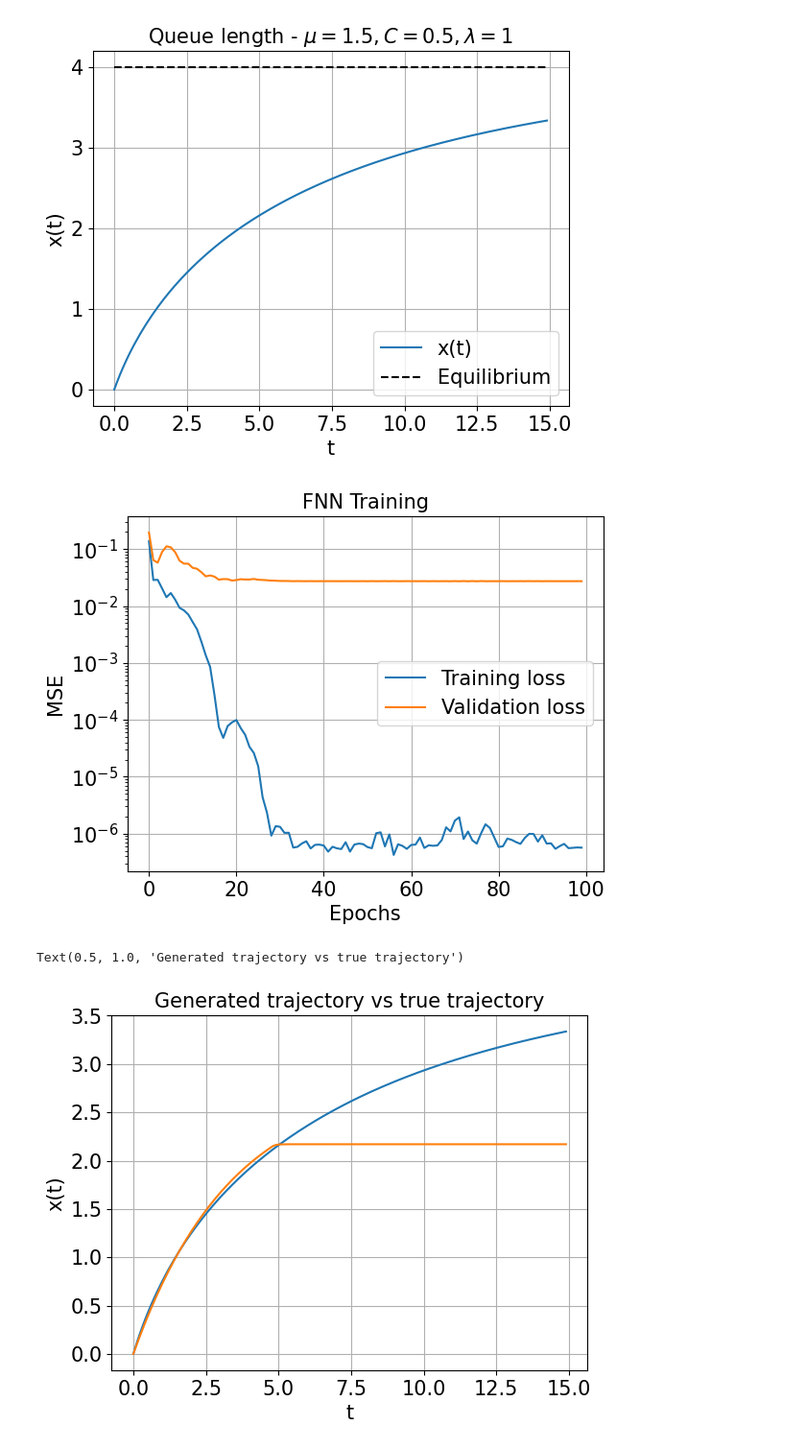
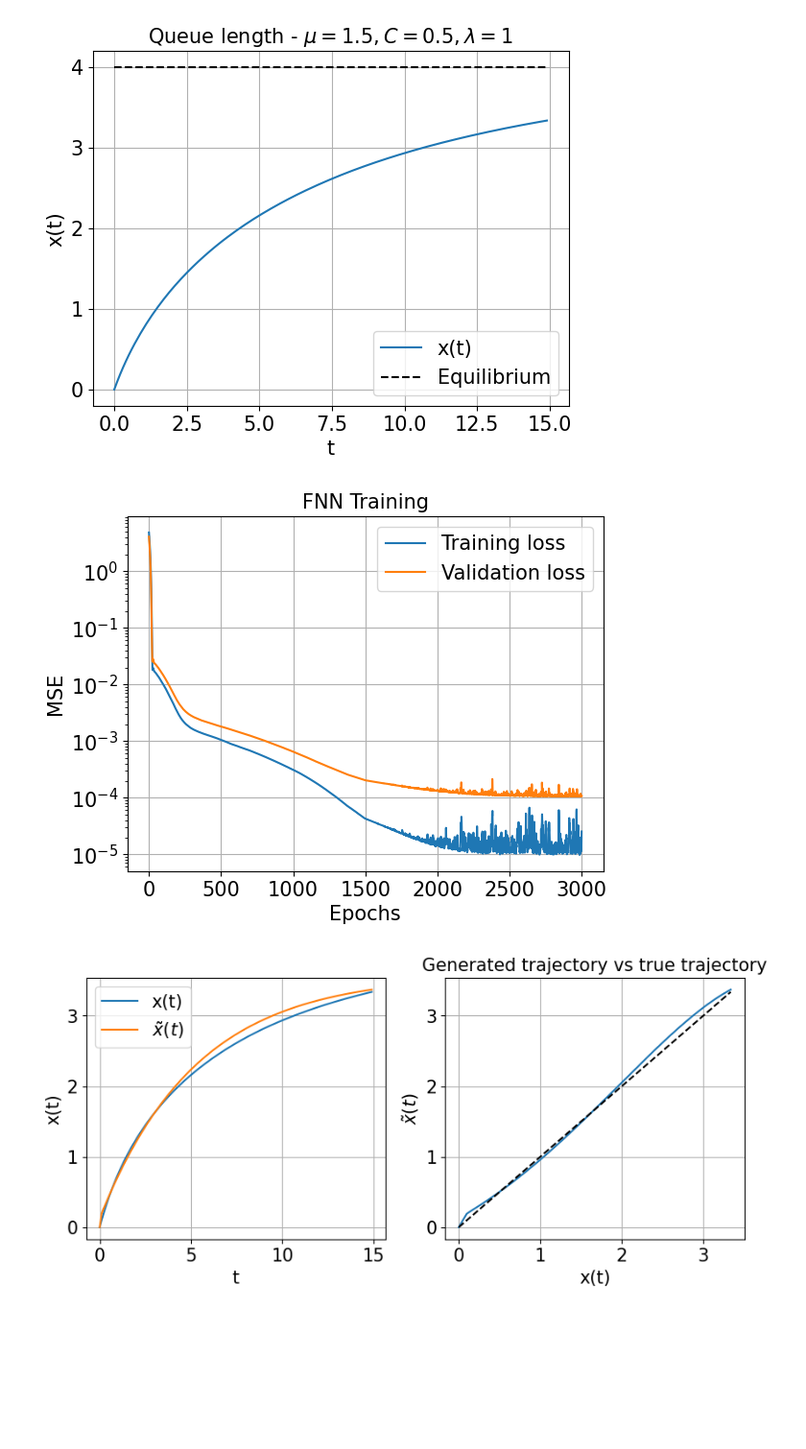
Before and after one commit to rssalessio/PINN-School-2023, a Jupyter notebook: train_fnn.ipynb, the cells around one changed output. Shown at 96% size. Drawn from its saved outputs; the diff is of its cells as text; code cells hidden in the pictures; blank space fills up the shorter version.

Commit message:
update training; add plots

```diff
--- a/train_fnn.ipynb
+++ b/train_fnn.ipynb
@@ -94,9 +94,9 @@ class Network(nn.Module):
         return self.network(x)
 # %%
 network = Network()
-optimizer = torch.optim.Adam(network.parameters(), lr=1e-2)
+optimizer = torch.optim.Adam(network.parameters(), lr=1e-3)
 
-EPOCHS = 100
+EPOCHS = 3000
 BATCH_SIZE = 16
 trange = tqdm(range(EPOCHS))
 
@@ -140,29 +140,34 @@ plt.ylabel('MSE')
 plt.title('FNN Training')
 plt.savefig('figures/fnn_training.png')
 # %% [output]
-[figure, old version]
+[figure, new version]
 # %%
 # Generate predicted trajectory and compare with true one
 
 x_generated = [0]
 
 x_t = torch.tensor([0], dtype=torch.float32)
 for step in range(NUM_POINTS-1):
-    x_tp1 = network(normalize(x_t, x_min, x_max))
+    x_tp1 = network(x_t)
 
-    x_tp1 = x_tp1.item() * (x_max - x_min) + x_min
+    x_generated.append(x_tp1.item())
+    x_t = x_tp1
 
-    x_generated.append(x_tp1)
+fig, ax = plt.subplots(1,2, figsize=(10,4))
+ax[0].plot(t, x, label='x(t)')
+ax[0].plot(t, x_generated, label=r'$\tilde{x}(t)$')
+ax[0].set_xlabel('t')
+ax[0].set_ylabel('x(t)')
+ax[0].grid()
+ax[0].legend()
 
 
-    x_t = torch.tensor([x_tp1], dtype=torch.float32)
-
-plt.plot(t, x)
-plt.plot(t, x_generated)
-plt.xlabel('t')
-plt.ylabel('x(t)')
-plt.grid()
+ax[1].plot(x, x_generated)
+ax[1].set_xlabel('x(t)')
+ax[1].set_ylabel(r'$\tilde{x} (t)$')
+ax[1].plot(x, x, 'k--')
+ax[1].grid()
 plt.title('Generated trajectory vs true trajectory')
+plt.savefig('figures/fnn_phase.png')
 # %% [output]
-Text(0.5, 1.0, 'Generated trajectory vs true trajectory')
-[figure, old version]
+[figure, new version]
```
Also changed, not shown: parts of 3 cells of this notebook, 2 other files.
